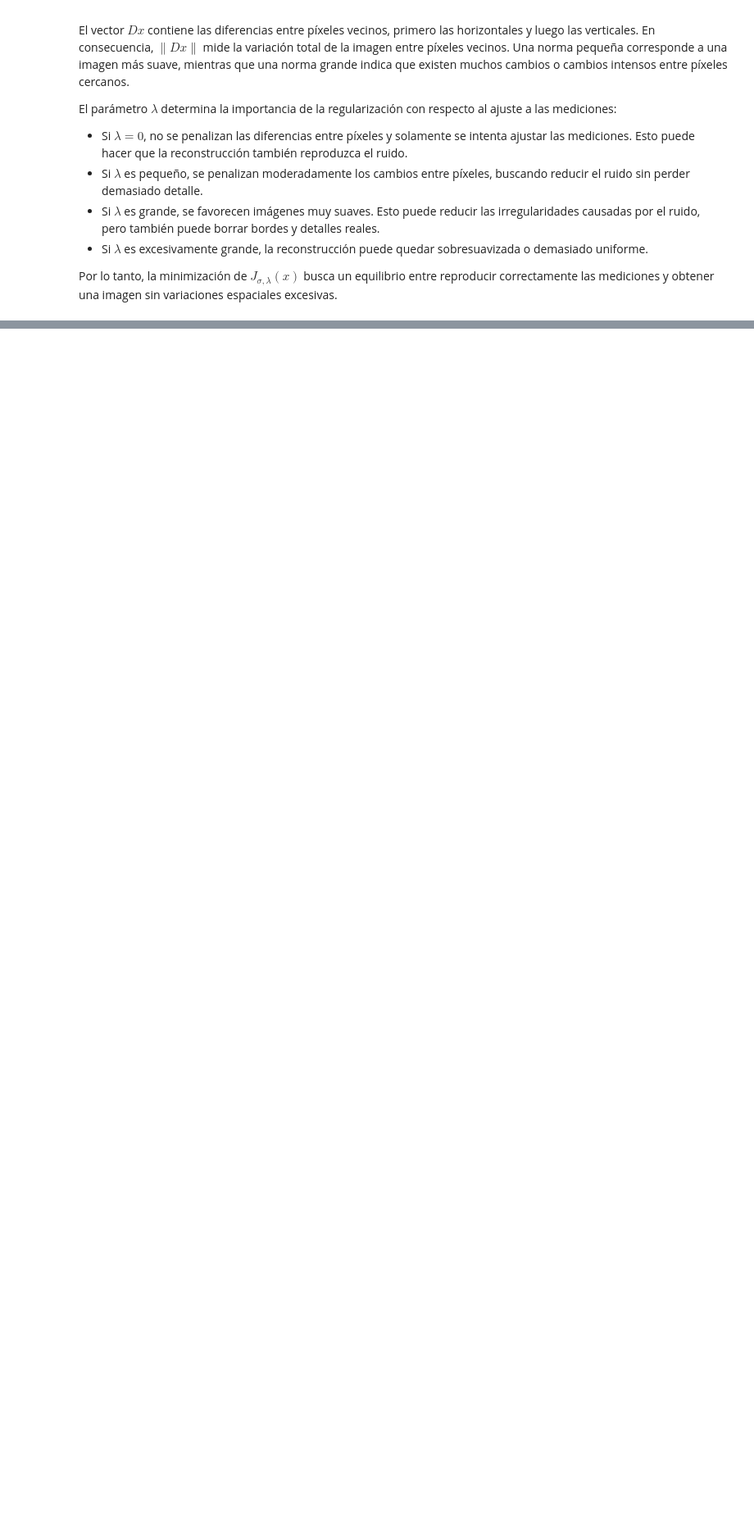
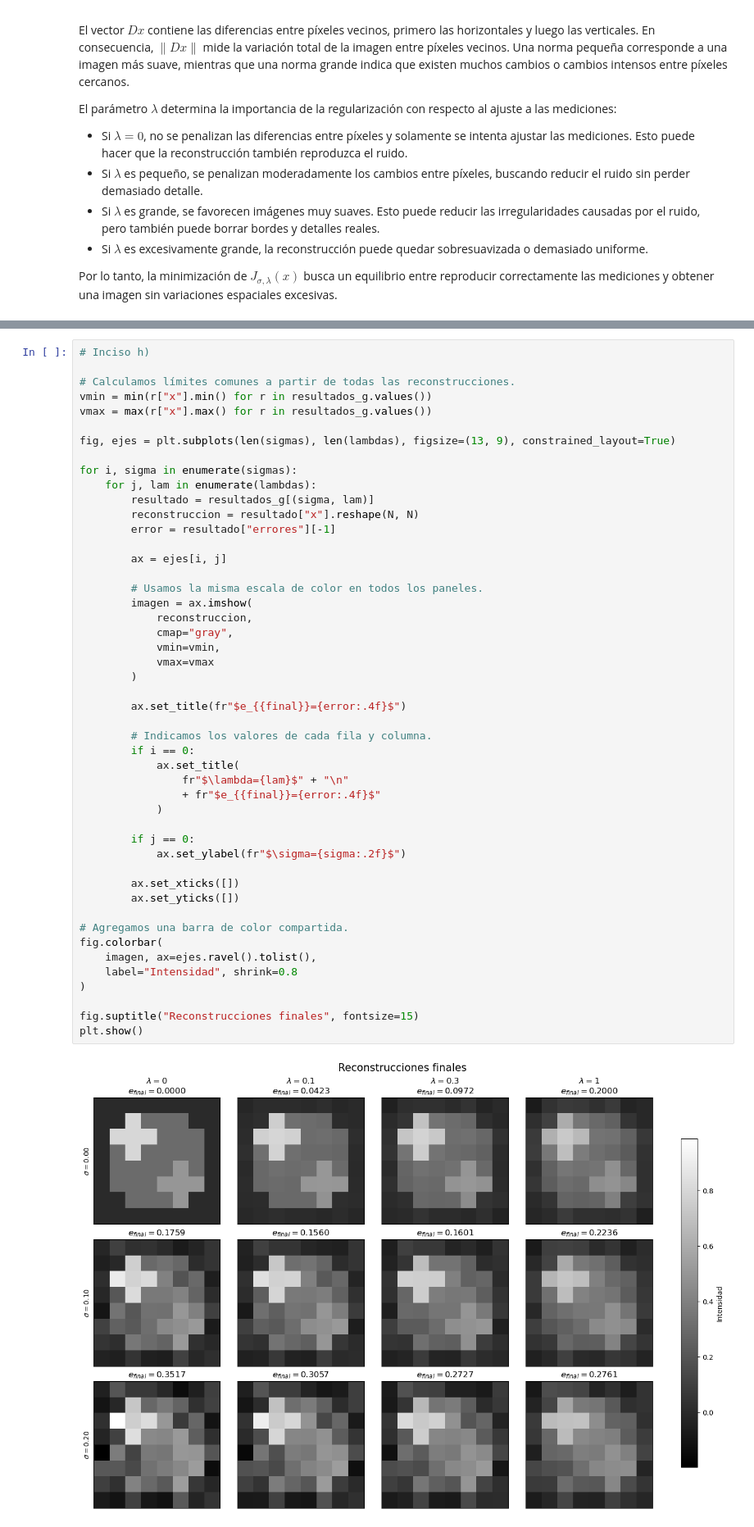
Before and after one commit to lourdesMV/metodos2, a Jupyter notebook: ejercicio_9.ipynb, the cells around one changed output, grey strips where cells are left out. Shown at 82% size. Saved outputs shown, nothing was run; the diff lists cells and outputs as text; blank space fills up the shorter version.

```diff
--- a/ejercicio_9.ipynb
+++ b/ejercicio_9.ipynb
@@ -142,0 +459,50 @@ NameError: name 'A7' is not defined
+# %%
+# Inciso h)
+
+# Calculamos límites comunes a partir de todas las reconstrucciones.
+vmin = min(r["x"].min() for r in resultados_g.values())
+vmax = max(r["x"].max() for r in resultados_g.values())
+
+fig, ejes = plt.subplots(len(sigmas), len(lambdas), figsize=(13, 9), constrained_layout=True)
+
+for i, sigma in enumerate(sigmas):
+    for j, lam in enumerate(lambdas):
+        resultado = resultados_g[(sigma, lam)]
+        reconstruccion = resultado["x"].reshape(N, N)
+        error = resultado["errores"][-1]
+
+        ax = ejes[i, j]
+
+        # Usamos la misma escala de color en todos los paneles.
+        imagen = ax.imshow(
+            reconstruccion,
+            cmap="gray",
+            vmin=vmin,
+            vmax=vmax
+        )
+
+        ax.set_title(fr"$e_{{final}}={error:.4f}$")
+
+        # Indicamos los valores de cada fila y columna.
+        if i == 0:
+            ax.set_title(
+                fr"$\lambda={lam}$" + "\n"
+                + fr"$e_{{final}}={error:.4f}$"
+            )
+
+        if j == 0:
+            ax.set_ylabel(fr"$\sigma={sigma:.2f}$")
+
+        ax.set_xticks([])
+        ax.set_yticks([])
+
+# Agregamos una barra de color compartida.
+fig.colorbar(
+    imagen, ax=ejes.ravel().tolist(),
+    label="Intensidad", shrink=0.8
+)
+
+fig.suptitle("Reconstrucciones finales", fontsize=15)
+plt.show()
+# %% [output]
+[figure, added]
```
Also changed, not shown: parts of 13 cells of this notebook, 1 other file.
